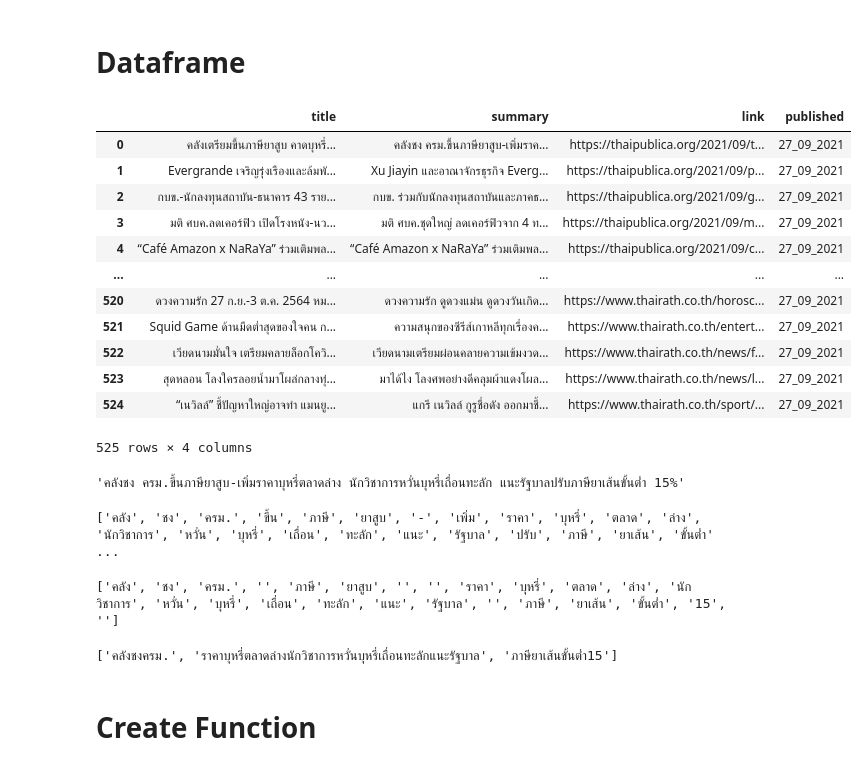
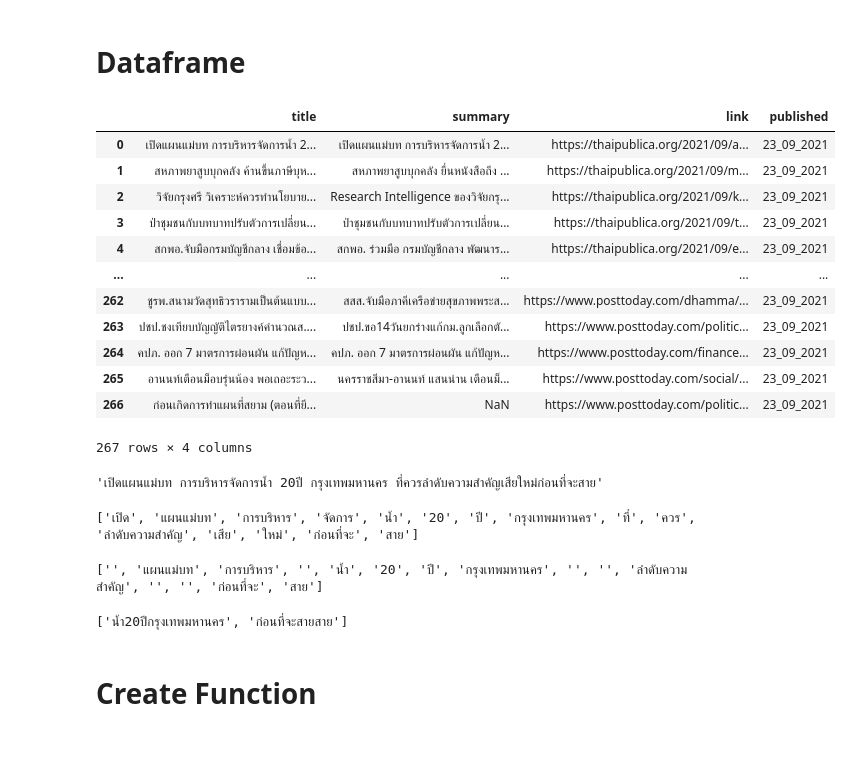
Before and after one commit to Trending-Thai-Keyword-Analysis/Trending-Thai-Keyword-Analysis, a Jupyter notebook: TwitterReferencePaper/main.ipynb, the cells around one changed output. Saved outputs shown, nothing was run; the diff lists cells and outputs as text; code cells hidden in the pictures.

```diff
--- a/TwitterReferencePaper/main.ipynb
+++ b/TwitterReferencePaper/main.ipynb
@@ -23,32 +23,32 @@ print(len(stopwords))
 # %% [markdown]
 # Dataframe
 # %%
-df = pd.read_csv('../assets/SplitData/27_09_2021.csv')
+df = pd.read_csv('../assets/SplitData/23_09_2021.csv')
 df
 # %% [output]
 |  | title | summary | link | published |
-| 0 | คลังเตรียมขึ้นภาษียาสูบ คาดบุหรี่... | คลังชง ครม.ขึ้นภาษียาสูบ-เพิ่มราค... | https://thaipublica.org/2021/09/t... | 27_09_2021 |
-| 1 | Evergrande เจริญรุ่งเรืองและล้มพั... | Xu Jiayin และอาณาจักรธุรกิจ Everg... | https://thaipublica.org/2021/09/p... | 27_09_2021 |
-| 2 | กบข.-นักลงทุนสถาบัน-ธนาคาร 43 ราย... | กบข. ร่วมกับนักลงทุนสถาบันและภาคธ... | https://thaipublica.org/2021/09/g... | 27_09_2021 |
-| 3 | มติ ศบค.ลดเคอร์ฟิว เปิดโรงหนัง-นว... | มติ ศบค.ชุดใหญ่ ลดเคอร์ฟิวจาก 4 ท... | https://thaipublica.org/2021/09/m... | 27_09_2021 |
-| 4 | “Café Amazon x NaRaYa” ร่วมเติมพล... | “Café Amazon x NaRaYa” ร่วมเติมพล... | https://thaipublica.org/2021/09/c... | 27_09_2021 |
+| 0 | เปิดแผนแม่บท การบริหารจัดการน้ำ 2... | เปิดแผนแม่บท การบริหารจัดการน้ำ 2... | https://thaipublica.org/2021/09/a... | 23_09_2021 |
+| 1 | สหภาพยาสูบบุกคลัง ค้านขึ้นภาษีบุห... | สหภาพยาสูบบุกคลัง ยื่นหนังสือถึง ... | https://thaipublica.org/2021/09/m... | 23_09_2021 |
+| 2 | วิจัยกรุงศรี วิเคราะห์ควรทำนโยบาย... | Research Intelligence ของวิจัยกรุ... | https://thaipublica.org/2021/09/k... | 23_09_2021 |
+| 3 | ป่าชุมชนกับบทบาทปรับตัวการเปลี่ยน... | ป่าชุมชนกับบทบาทปรับตัวการเปลี่ยน... | https://thaipublica.org/2021/09/t... | 23_09_2021 |
+| 4 | สกพอ.จับมือกรมบัญชีกลาง เชื่อมข้อ... | สกพอ. ร่วมมือ กรมบัญชีกลาง พัฒนาร... | https://thaipublica.org/2021/09/e... | 23_09_2021 |
 | ... | ... | ... | ... | ... |
-| 520 | ดวงความรัก 27 ก.ย.-3 ต.ค. 2564 หม... | ดวงความรัก ดูดวงแม่น ดูดวงวันเกิด... | https://www.thairath.co.th/horosc... | 27_09_2021 |
-| 521 | Squid Game ด้านมืดต่ำสุดของใจคน ก... | ความสนุกของซีรีส์เกาหลีทุกเรื่องค... | https://www.thairath.co.th/entert... | 27_09_2021 |
-| 522 | เวียดนามมั่นใจ เตรียมคลายล็อกโควิ... | เวียดนามเตรียมผ่อนคลายความเข้มงวด... | https://www.thairath.co.th/news/f... | 27_09_2021 |
-| 523 | สุดหลอน โลงใครลอยน้ำมาโผล่กลางทุ่... | มาได้ไง โลงศพอย่างดีคลุมผ้าแดงโผล... | https://www.thairath.co.th/news/l... | 27_09_2021 |
-| 524 | “เนวิลล์” ชี้ปัญหาใหญ่อาจทำ แมนยู... | แกรี เนวิลล์ กูรูชื่อดัง ออกมาชี้... | https://www.thairath.co.th/sport/... | 27_09_2021 |
+| 262 | ชูรพ.สนามวัดสุทธิวรารามเป็นต้นแบบ... | สสส.จับมือภาคีเครือข่ายสุขภาพพระส... | https://www.posttoday.com/dhamma/... | 23_09_2021 |
+| 263 | ปชป.ชงเทียบบัญญัติไตรยางค์คำนวณส.... | ปชป.ขอ14วันยกร่างแก้กม.ลูกเลือกตั... | https://www.posttoday.com/politic... | 23_09_2021 |
+| 264 | คปภ. ออก 7 มาตรการผ่อนผัน แก้ปัญห... | คปภ. ออก 7 มาตรการผ่อนผัน แก้ปัญห... | https://www.posttoday.com/finance... | 23_09_2021 |
+| 265 | อานนท์เตือนม็อบรุ่นน้อง พอเถอะระว... | นครราชสีมา-อานนท์ แสนน่าน เตือนม็... | https://www.posttoday.com/social/... | 23_09_2021 |
+| 266 | ก่อนเกิดการทำแผนที่สยาม (ตอนที่ยี... | NaN | https://www.posttoday.com/politic... | 23_09_2021 |
-525 rows × 4 columns
+267 rows × 4 columns
 # %%
 temp = df.iloc[0]['summary']
 temp
 # %% [output]
-'คลังชง ครม.ขึ้นภาษียาสูบ-เพิ่มราคาบุหรี่ตลาดล่าง นักวิชาการหวั่นบุหรี่เถื่อนทะลัก แนะรัฐบาลปรับภาษียาเส้นขั้นต่ำ 15%'
+'เปิดแผนแม่บท การบริหารจัดการน้ำ 20ปี กรุงเทพมหานคร ที่ควรลำดับความสำคัญเสียใหม่ก่อนที่จะสาย'
 # %%
 temp = pt.segment(temp)
 print(temp)
 # %% [output]
-['คลัง', 'ชง', 'ครม.', 'ขึ้น', 'ภาษี', 'ยาสูบ', '-', 'เพิ่ม', 'ราคา', 'บุหรี่', 'ตลาด', 'ล่าง', 'นักวิชาการ', 'หวั่น', 'บุหรี่', 'เถื่อน', 'ทะลัก', 'แนะ', 'รัฐบาล', 'ปรับ', 'ภาษี', 'ยาเส้น', 'ขั้นต่ำ' ...
+['เปิด', 'แผนแม่บท', 'การบริหาร', 'จัดการ', 'น้ำ', '20', 'ปี', 'กรุงเทพมหานคร', 'ที่', 'ควร', 'ลำดับความสำคัญ', 'เสีย', 'ใหม่', 'ก่อนที่จะ', 'สาย']
 # %%
 remove = []
 for i in temp:
@@ -58,7 +58,7 @@ for i in temp:
         remove.append('')
 print(remove)
 # %% [output]
-['คลัง', 'ชง', 'ครม.', '', 'ภาษี', 'ยาสูบ', '', '', 'ราคา', 'บุหรี่', 'ตลาด', 'ล่าง', 'นักวิชาการ', 'หวั่น', 'บุหรี่', 'เถื่อน', 'ทะลัก', 'แนะ', 'รัฐบาล', '', 'ภาษี', 'ยาเส้น', 'ขั้นต่ำ', '15', '']
+['', 'แผนแม่บท', 'การบริหาร', '', 'น้ำ', '20', 'ปี', 'กรุงเทพมหานคร', '', '', 'ลำดับความสำคัญ', '', '', 'ก่อนที่จะ', 'สาย']
 # %%
 result = []
 word = ''
@@ -72,9 +72,11 @@ for i in remove:
             result.append(word)
         word = ''
         count = 0
+if word != '' and remove[-1] != '':
+    result.append(word+remove[-1])
 print(result)
 # %% [output]
-['คลังชงครม.', 'ราคาบุหรี่ตลาดล่างนักวิชาการหวั่นบุหรี่เถื่อนทะลักแนะรัฐบาล', 'ภาษียาเส้นขั้นต่ำ15']
+['น้ำ20ปีกรุงเทพมหานคร', 'ก่อนที่จะสายสาย']
 # %% [markdown]
 # Create Function
 # %%
```
Also changed, not shown: parts of 2 cells of this notebook.
